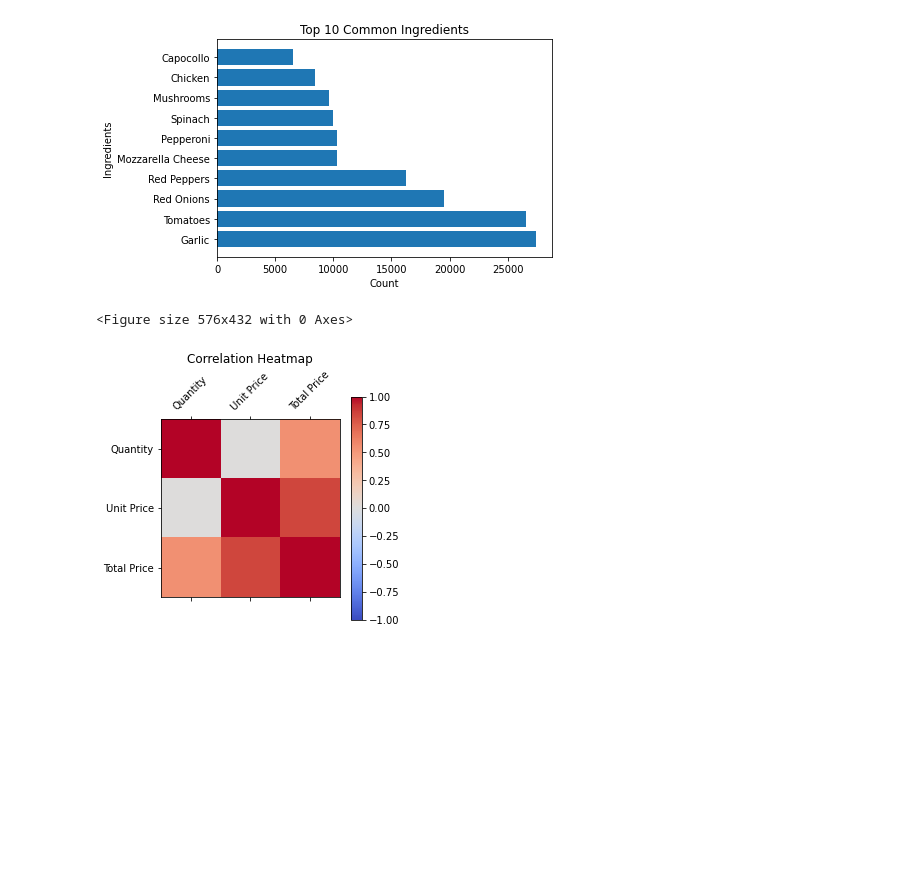
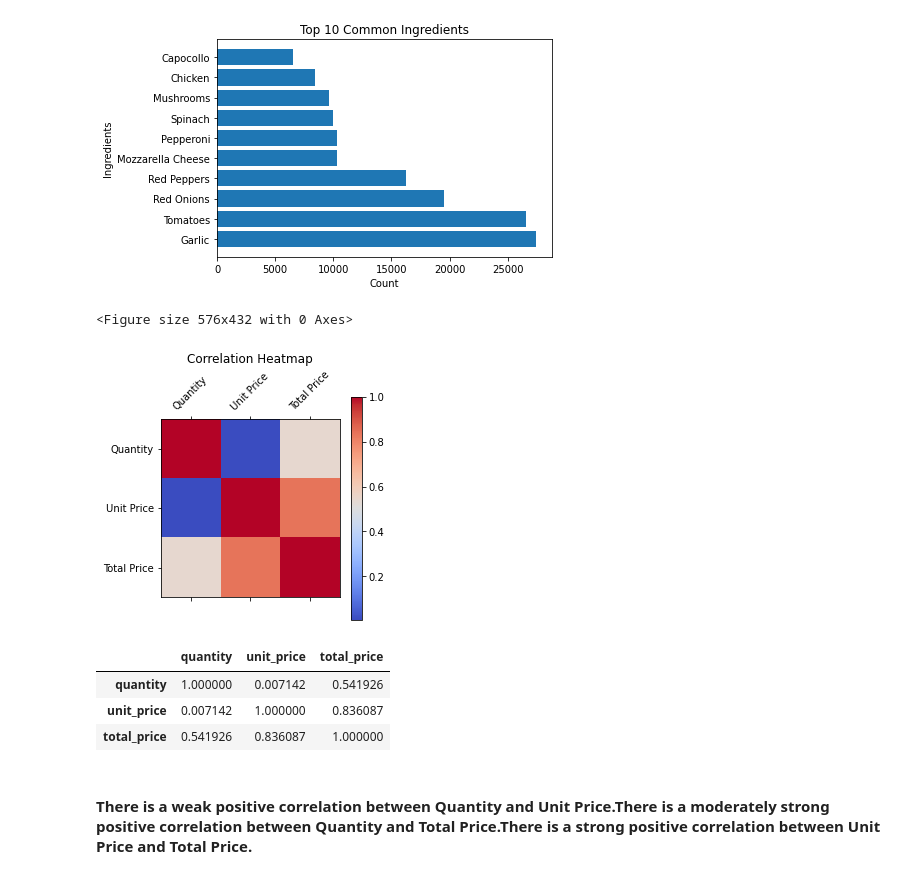
Before and after one commit to NAGSnag/DATA_ANALYSIS, a Jupyter notebook: piza_sales_analysis.ipynb, the cells around one changed output. Cells and saved outputs as stored; diff of their text form; code cells hidden in the pictures; blank space fills up the shorter version.

```diff
--- a/piza_sales_analysis.ipynb
+++ b/piza_sales_analysis.ipynb
@@ -170,13 +172,22 @@ plt.show()
 # %%
 correlationmat = df[['quantity', 'unit_price', 'total_price']].corr()
 plt.figure(figsize=(8, 6))
-cax = plt.matshow(correlation_matrix, cmap='coolwarm', vmin=-1, vmax=1)
+cax = plt.matshow(correlationmat, cmap='coolwarm')
 plt.colorbar(cax)
 labels = ['Quantity', 'Unit Price', 'Total Price']
 plt.xticks(np.arange(len(labels)), labels, rotation=45)
 plt.yticks(np.arange(len(labels)), labels)
 plt.title("Correlation Heatmap")
 plt.show()
 # %% [output]
 <Figure size 576x432 with 0 Axes>
-[figure, old version]
+[figure, new version]
+# %%
+correlationmat
+# %% [output]
+|  | quantity | unit_price | total_price |
+| quantity | 1.000000 | 0.007142 | 0.541926 |
+| unit_price | 0.007142 | 1.000000 | 0.836087 |
+| total_price | 0.541926 | 0.836087 | 1.000000 |
+# %% [markdown]
+#### There is a weak positive correlation between Quantity and Unit Price.There is a moderately strong positive correlation between Quantity and Total Price.There is a strong positive correlation between Unit Price and Total Price.
```
Also changed, not shown: parts of 7 cells of this notebook.
